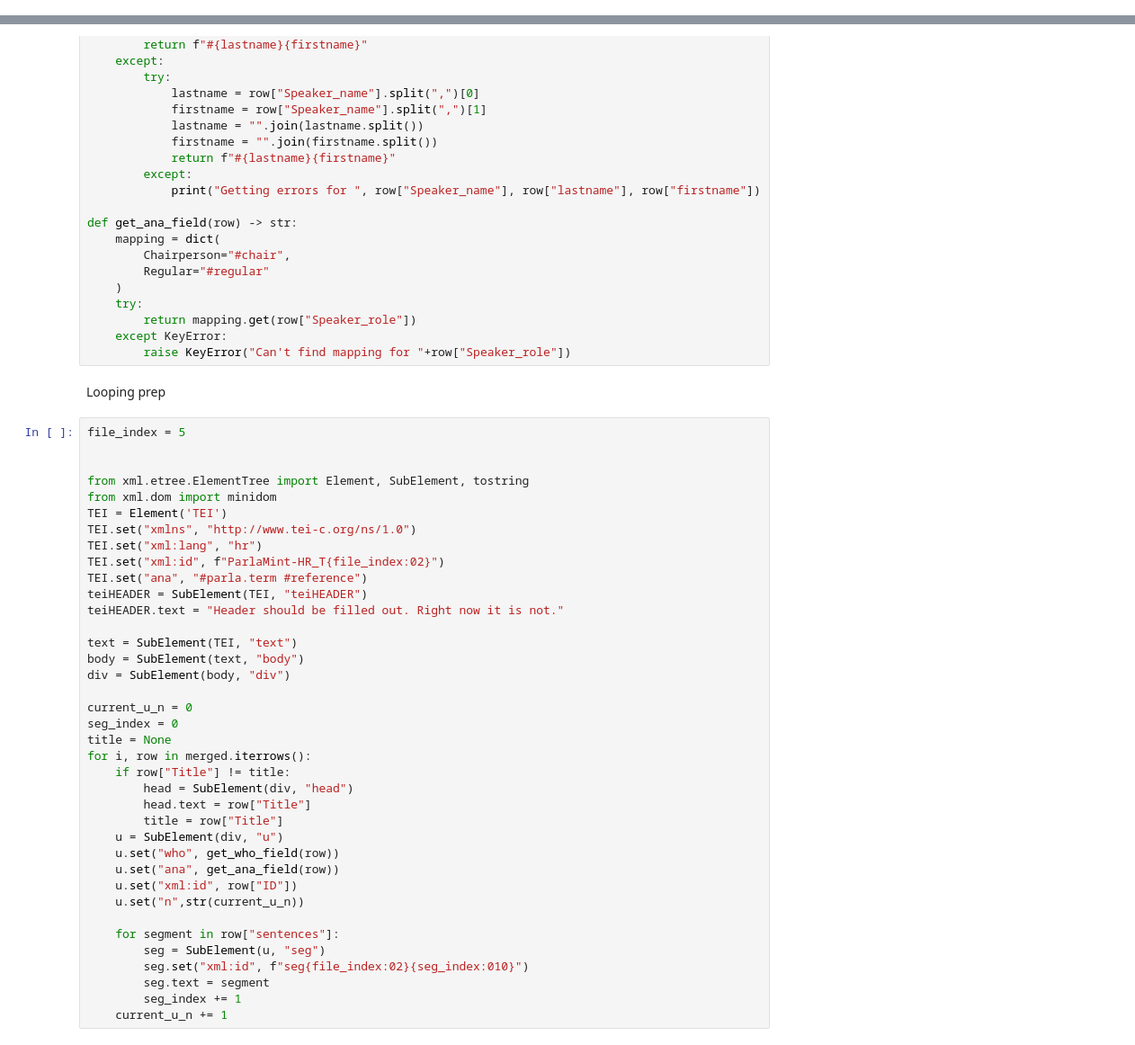
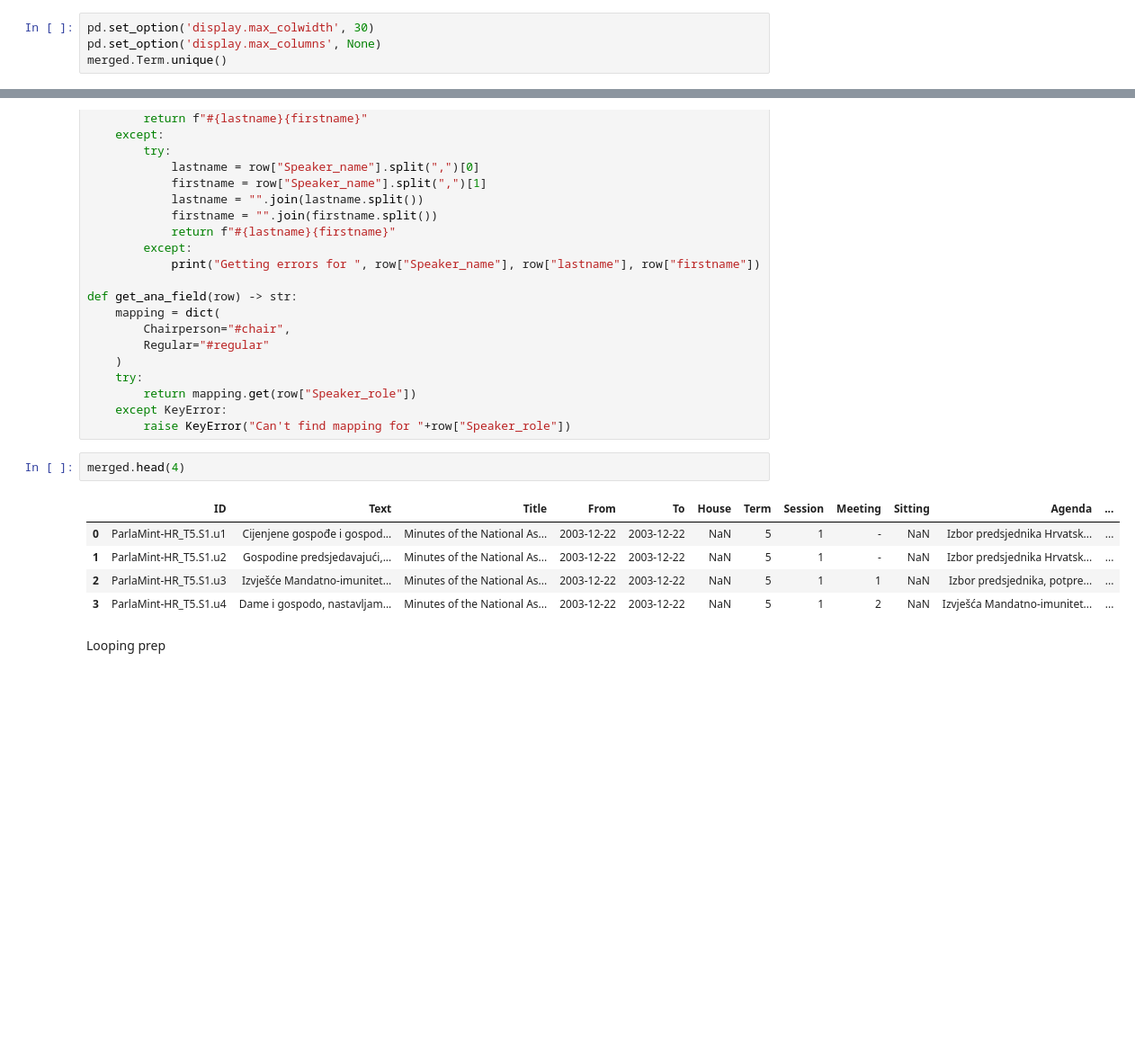
Before and after one commit to 5roop/task15, a Jupyter notebook: 02_constructing_term_TEI.ipynb, the cells around one changed output, grey strips where cells are left out. Shown at 90% size. Drawn from its saved outputs; the diff is of its cells as text; blank space fills up the shorter version.

````diff
--- a/02_constructing_term_TEI.ipynb
+++ b/02_constructing_term_TEI.ipynb
@@ -26,3 +26,7 @@ After header, we have the following hierarchy:
    </text>
 </TEI>
 ```
+# %%
+pd.set_option('display.max_colwidth', 30)
+pd.set_option('display.max_columns', None)
+merged.Term.unique()
@@ -113,43 +121,13 @@ def get_ana_field(row) -> str:
         return mapping.get(row["Speaker_role"])
     except KeyError:
         raise KeyError("Can't find mapping for "+row["Speaker_role"])
+# %%
+merged.head(4)
+# %% [output]
+|  | ID | Text | Title | From | To | House | Term | Session | Meeting | Sitting | Agenda | ... |
+| 0 | ParlaMint-HR_T5.S1.u1 | Cijenjene gospođe i gospod... | Minutes of the National As... | 2003-12-22 | 2003-12-22 | NaN | 5 | 1 | - | NaN | Izbor predsjednika Hrvatsk... | ... |
+| 1 | ParlaMint-HR_T5.S1.u2 | Gospodine predsjedavajući,... | Minutes of the National As... | 2003-12-22 | 2003-12-22 | NaN | 5 | 1 | - | NaN | Izbor predsjednika Hrvatsk... | ... |
+| 2 | ParlaMint-HR_T5.S1.u3 | Izvješće Mandatno-imunitet... | Minutes of the National As... | 2003-12-22 | 2003-12-22 | NaN | 5 | 1 | 1 | NaN | Izbor predsjednika, potpre... | ... |
+| 3 | ParlaMint-HR_T5.S1.u4 | Dame i gospodo, nastavljam... | Minutes of the National As... | 2003-12-22 | 2003-12-22 | NaN | 5 | 1 | 2 | NaN | Izvješća Mandatno-imunitet... | ... |
 # %% [markdown]
 Looping prep
-# %%
-file_index = 5
-
-
-from xml.etree.ElementTree import Element, SubElement, tostring
-from xml.dom import minidom
-TEI = Element('TEI')
-TEI.set("xmlns", "http://www.tei-c.org/ns/1.0")
-TEI.set("xml:lang", "hr")
-TEI.set("xml:id", f"ParlaMint-HR_T{file_index:02}")
-TEI.set("ana", "#parla.term #reference")
-teiHEADER = SubElement(TEI, "teiHEADER")
-teiHEADER.text = "Header should be filled out. Right now it is not."
-
-text = SubElement(TEI, "text")
-body = SubElement(text, "body")
-div = SubElement(body, "div")
-
-current_u_n = 0
-seg_index = 0
-title = None
-for i, row in merged.iterrows():
-    if row["Title"] != title:
-        head = SubElement(div, "head")
-        head.text = row["Title"]
-        title = row["Title"]
-    u = SubElement(div, "u")
-    u.set("who", get_who_field(row))
-    u.set("ana", get_ana_field(row))
-    u.set("xml:id", row["ID"])
-    u.set("n",str(current_u_n))
-
-    for segment in row["sentences"]:
-        seg = SubElement(u, "seg")
-        seg.set("xml:id", f"seg{file_index:02}{seg_index:010}")
-        seg.text = segment
-        seg_index += 1
-    current_u_n += 1
````
Also changed, not shown: parts of 13 cells of this notebook, 1 other file.
